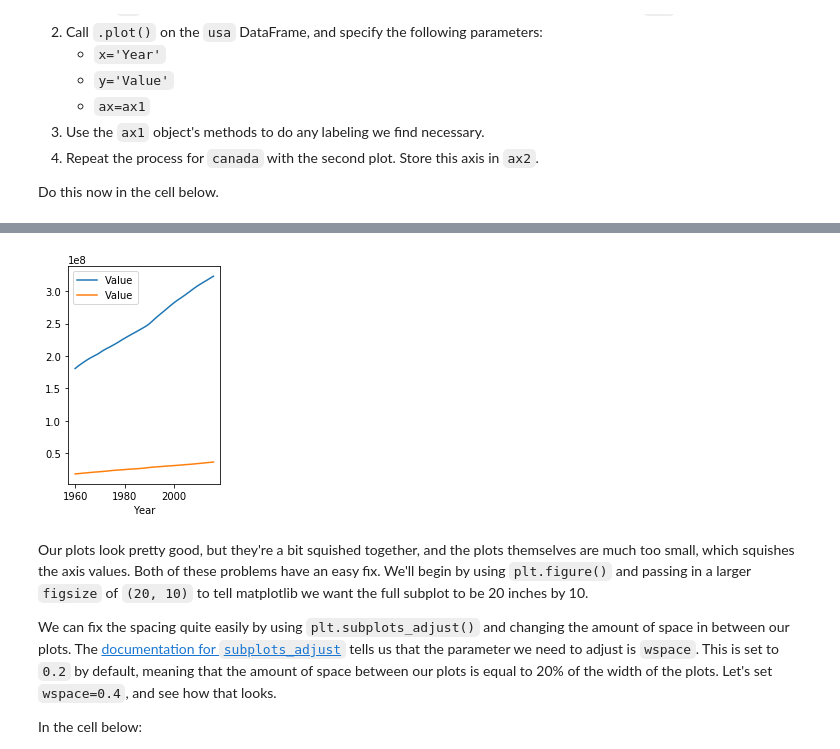
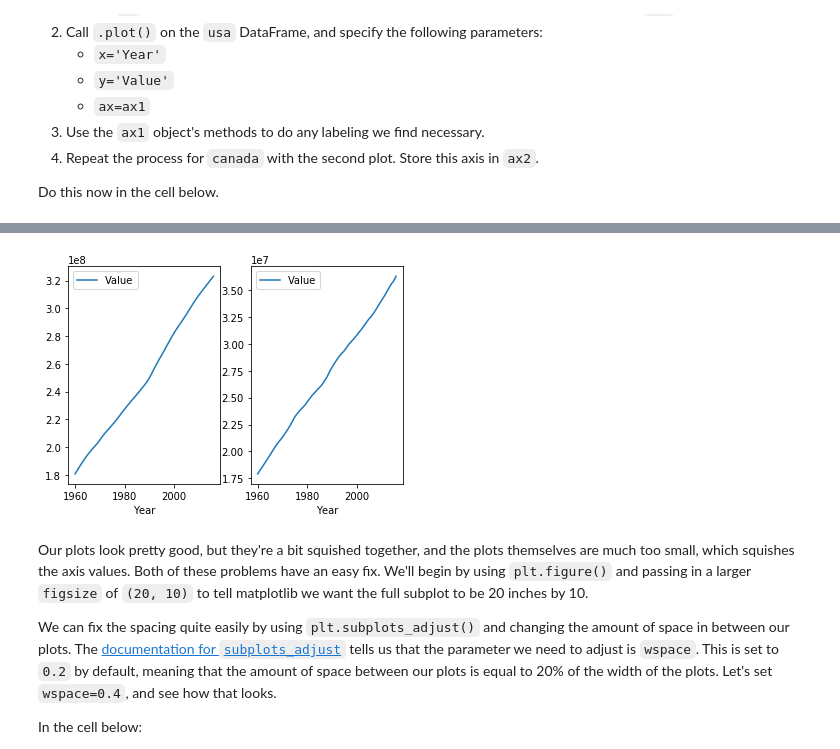
Before and after one commit to Pballer/dsc-subplots-and-enumeration-lab-dc-ds-071519, a Jupyter notebook: index.ipynb, the cells around one changed output, grey strips where cells are left out. Cells and saved outputs as stored; diff of their text form; code cells hidden in the pictures.

```diff
--- a/index.ipynb
+++ b/index.ipynb
@@ -112,7 +112,7 @@ ax1 = plt.subplot(1,2,1)
 usa.plot(x='Year', y='Value', ax=ax1)
 
 
-ax2 = plt.subplot(1,2,1)
+ax2 = plt.subplot(1,2,2)
 canada.plot(x='Year', y='Value', ax=ax2)
 plt.show()
 # %% [output]
@@ -121,4 +119,4 @@ Adding an axes using the same arguments as a previous axes currently reuses the
-[figure, old version]
+[figure, new version]
 # %% [markdown]
 Our plots look pretty good, but they're a bit squished together, and the plots themselves are much too small, which squishes the axis values.  Both of these problems have an easy fix. We'll begin by using `plt.figure()` and passing in a larger `figsize` of `(20, 10)` to tell matplotlib we want the full subplot to be 20 inches by 10.
 
```
Also changed, not shown: parts of 1 cell of this notebook.
